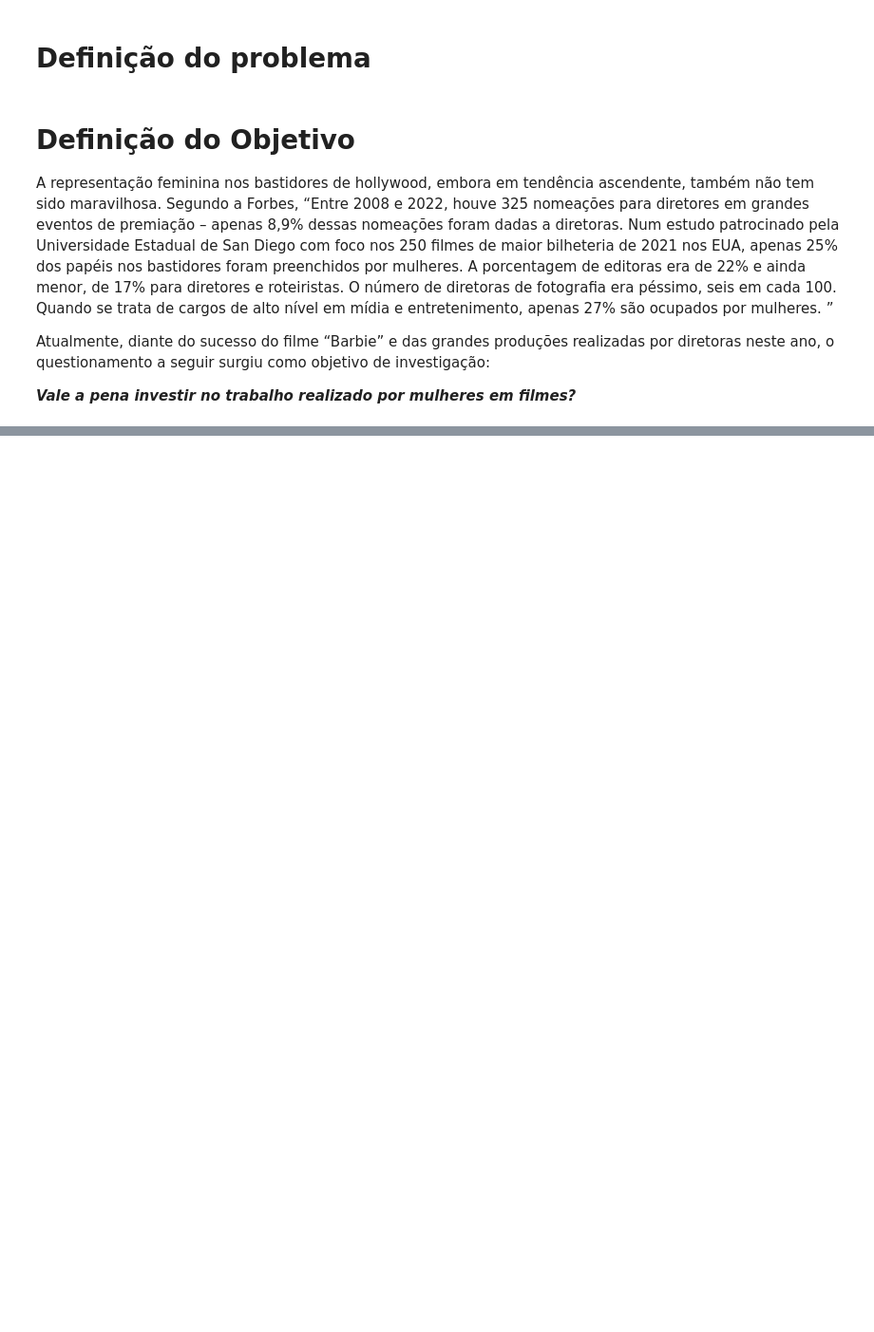
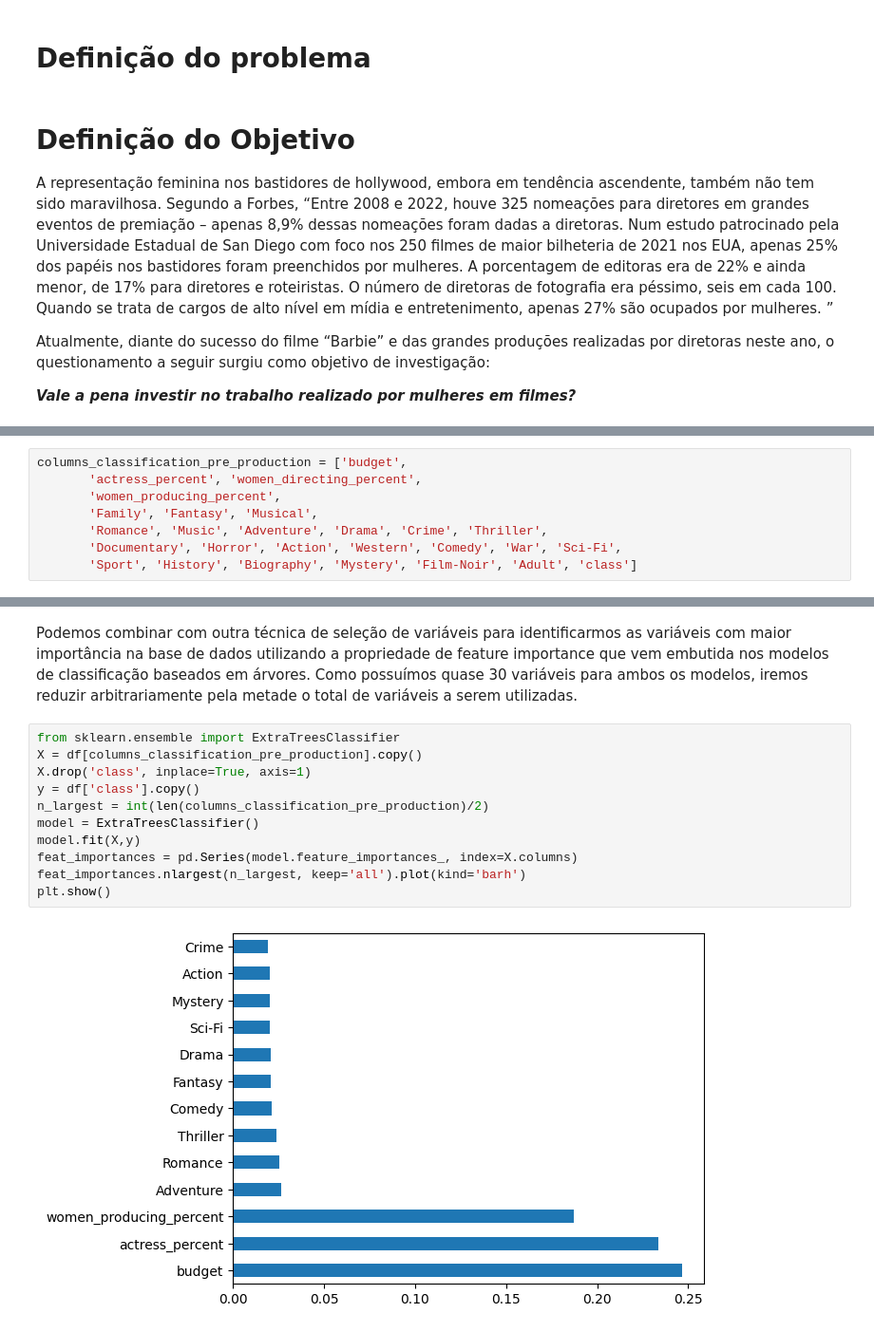
Before and after one commit to anakrol72/machine_learning, a Jupyter notebook: Sprint_3_MVP_filmes.ipynb, the cells around one changed output, grey strips where cells are left out. Shown at 95% size. Drawn from its saved outputs; the diff is of its cells as text; blank space fills up the shorter version.

```diff
--- a/Sprint_3_MVP_filmes.ipynb
+++ b/Sprint_3_MVP_filmes.ipynb
@@ -116,0 +175,8 @@ Index(['title', 'year', 'actors_count', 'actresses_count',
+# %%
+columns_classification_pre_production = ['budget',
+       'actress_percent', 'women_directing_percent',
+       'women_producing_percent',
+       'Family', 'Fantasy', 'Musical',
+       'Romance', 'Music', 'Adventure', 'Drama', 'Crime', 'Thriller',
+       'Documentary', 'Horror', 'Action', 'Western', 'Comedy', 'War', 'Sci-Fi',
+       'Sport', 'History', 'Biography', 'Mystery', 'Film-Noir', 'Adult', 'class']
@@ -116,0 +193,15 @@ Index(['title', 'year', 'actors_count', 'actresses_count',
+# %% [markdown]
+Podemos combinar com outra técnica de seleção de variáveis para identificarmos as variáveis com maior importância na base de dados utilizando a propriedade de feature importance que vem embutida nos modelos de classificação baseados em árvores. Como possuímos quase 30 variáveis para ambos os modelos, iremos reduzir arbitrariamente pela metade o total de variáveis a serem utilizadas.
+# %%
+from sklearn.ensemble import ExtraTreesClassifier
+X = df[columns_classification_pre_production].copy()
+X.drop('class', inplace=True, axis=1)
+y = df['class'].copy()
+n_largest = int(len(columns_classification_pre_production)/2)
+model = ExtraTreesClassifier()
+model.fit(X,y)
+feat_importances = pd.Series(model.feature_importances_, index=X.columns)
+feat_importances.nlargest(n_largest, keep='all').plot(kind='barh')
+plt.show()
+# %% [output]
+[figure, added]
```
Also changed, not shown: parts of 88 cells of this notebook.
